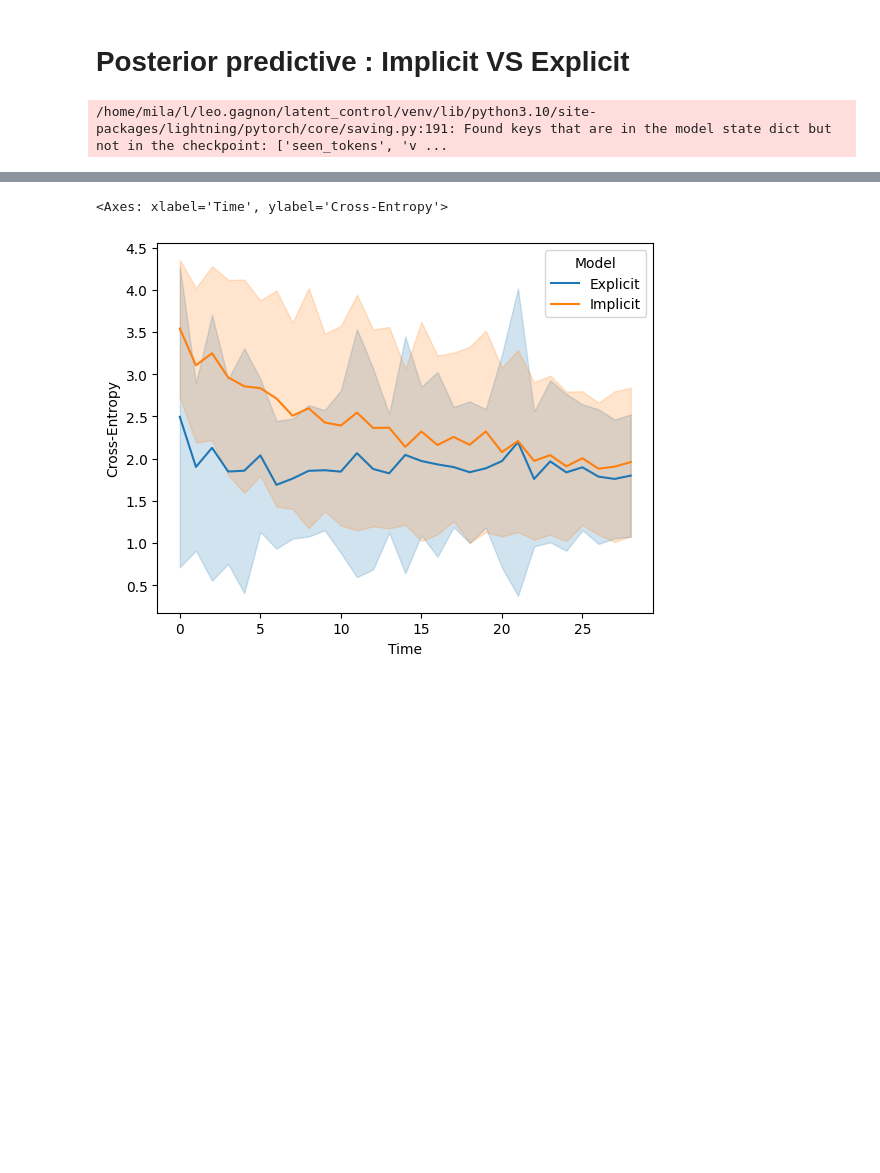
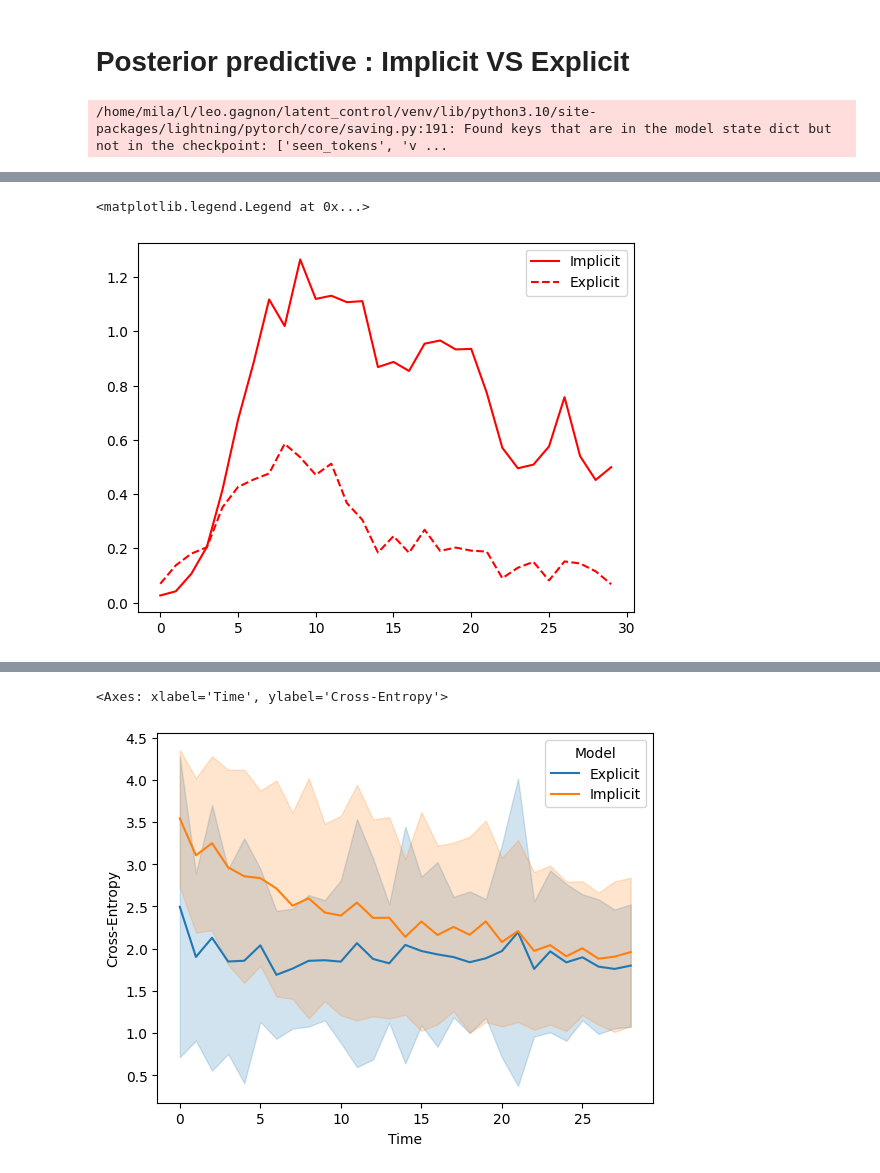
Before and after one commit to leogagnon/latent_control, a Jupyter notebook: notebooks/diffusion.ipynb, the cells around one changed output, grey strips where cells are left out. Saved outputs shown, nothing was run; the diff lists cells and outputs as text; code cells hidden in the pictures; blank space fills up the shorter version.

```diff
--- a/notebooks/diffusion.ipynb
+++ b/notebooks/diffusion.ipynb
@@ -238,3 +286,10 @@ implicit_kl_f = KLDiv(oracle_pred, implicit_pred)
+# %%
+plt.plot((implicit_kl_f.mean(0) + implicit_kl_b.mean(0))/2, label='Implicit', color='red')
+plt.plot((explicit_kl_f.mean(0) + explicit_kl_b.mean(0))/2, label='Explicit', color='red', linestyle='--')
+plt.legend()
+# %% [output]
+<matplotlib.legend.Legend at 0x...>
+[figure, added]
 # %%
 plt.plot(oracle_pred[0,0], label='Oracle')
 plt.plot(explicit_pred.mean(1)[0,0], label='Explicit')
```
Also changed, not shown: parts of 20 cells of this notebook, 17 other files.
